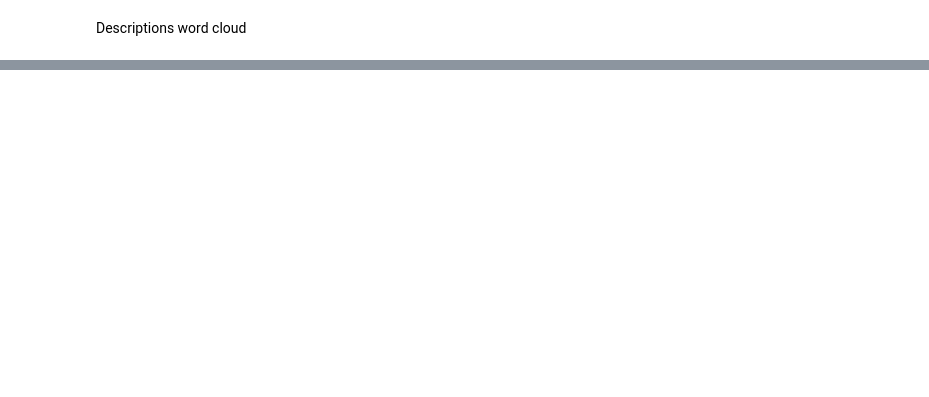
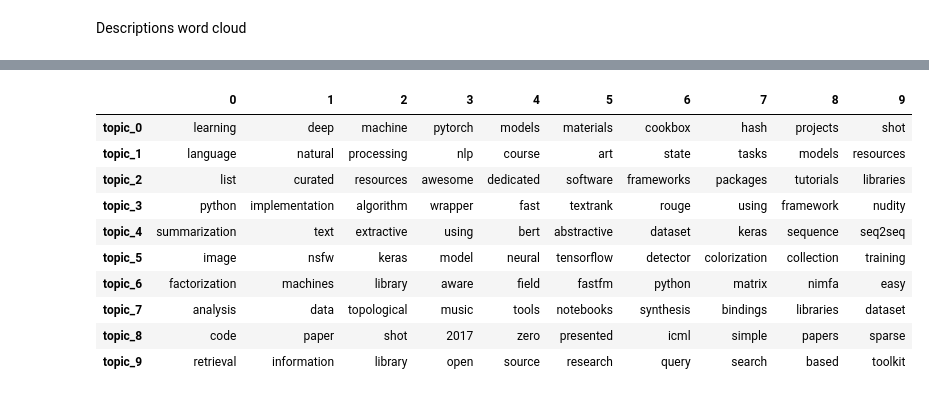
Before and after one commit to lambdaofgod/examples-counterexamples, a Jupyter notebook: notebooks/text_mining/Github_Starred_Repositories.ipynb, the cells around one changed output, grey strips where cells are left out. Cells and saved outputs as stored; diff of their text form; code cells hidden in the pictures; blank space fills up the shorter version.

Commit message:
topic modeling of github repo descriptions

```diff
--- a/notebooks/text_mining/Github_Starred_Repositories.ipynb
+++ b/notebooks/text_mining/Github_Starred_Repositories.ipynb
@@ -127,0 +210,23 @@ show_word_cloud_from_texts(starred_repo_df['description'])
+# %%
+nmf = decomposition.NMF(n_components=10)
+# %%
+vectorizer = feature_extraction.text.TfidfVectorizer(stop_words=stop_words.ENGLISH_STOP_WORDS)
+description_vectors = vectorizer.fit_transform(starred_repo_df['description'])
+# %%
+reduced_description_vectors = nmf.fit_transform(description_vectors)
+# %%
+topic_words = topic_modeling.top_topic_words(nmf, vectorizer.get_feature_names(), 10)
+# %%
+topic_words
+# %% [output]
+|  | 0 | 1 | 2 | 3 | 4 | 5 | 6 | 7 | 8 | 9 |
+| topic_0 | learning | deep | machine | pytorch | models | materials | cookbox | hash | projects | shot |
+| topic_1 | language | natural | processing | nlp | course | art | state | tasks | models | resources |
+| topic_2 | list | curated | resources | awesome | dedicated | software | frameworks | packages | tutorials | libraries |
+| topic_3 | python | implementation | algorithm | wrapper | fast | textrank | rouge | using | framework | nudity |
+| topic_4 | summarization | text | extractive | using | bert | abstractive | dataset | keras | sequence | seq2seq |
+| topic_5 | image | nsfw | keras | model | neural | tensorflow | detector | colorization | collection | training |
+| topic_6 | factorization | machines | library | aware | field | fastfm | python | matrix | nimfa | easy |
+| topic_7 | analysis | data | topological | music | tools | notebooks | synthesis | bindings | libraries | dataset |
+| topic_8 | code | paper | shot | 2017 | zero | presented | icml | simple | papers | sparse |
+| topic_9 | retrieval | information | library | open | source | research | query | search | based | toolkit |
```
Also changed, not shown: parts of 15 cells of this notebook.
